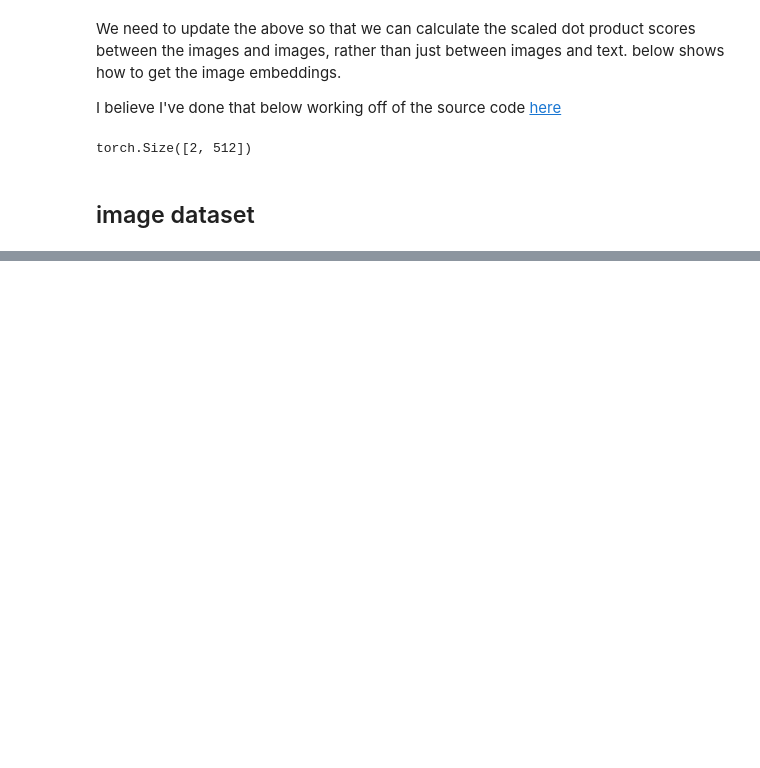
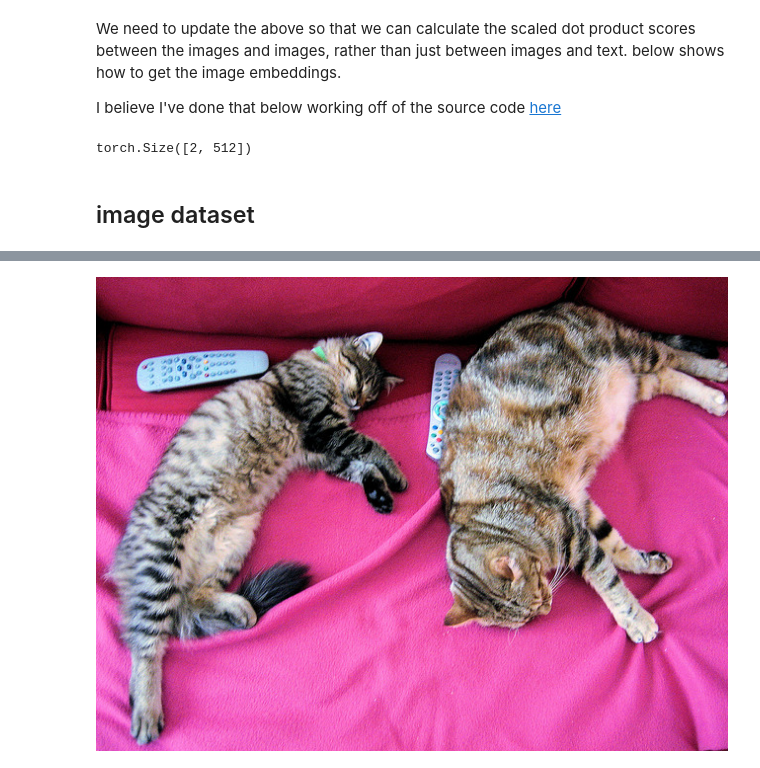
Before and after one commit to jonberliner/moodboard, a Jupyter notebook: moodboard rec with CLIP over clothing toy dataset.ipynb, the cells around one changed output, grey strips where cells are left out. Drawn from its saved outputs; the diff is of its cells as text; code cells hidden in the pictures; blank space fills up the shorter version.

```diff
--- a/moodboard rec with CLIP over clothing toy dataset.ipynb
+++ b/moodboard rec with CLIP over clothing toy dataset.ipynb
@@ -150,0 +210,4 @@ batch = next(iter(data_loader))
+# %%
+moodboard_images[0]
+# %% [output]
+[figure, added]
```
Also changed, not shown: parts of 10 cells of this notebook, 2 other files.
